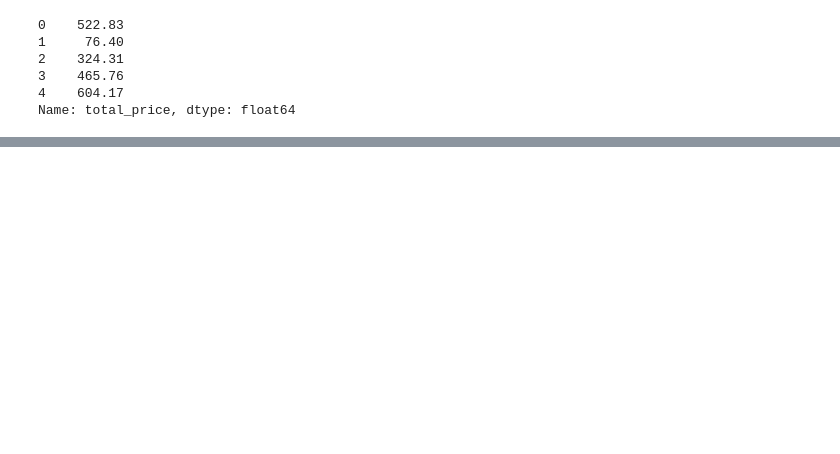
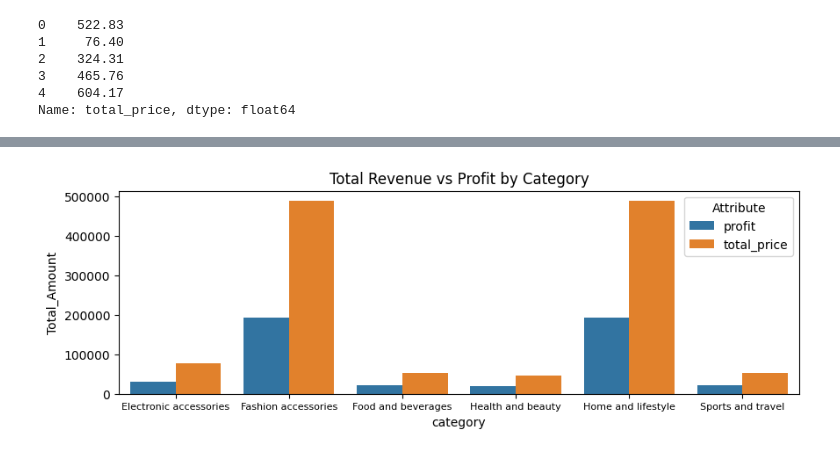
Before and after one commit to BinEmad7/WalmartSales, a Jupyter notebook: WorkingFile.ipynb, the cells around one changed output, grey strips where cells are left out. Saved outputs shown, nothing was run; the diff lists cells and outputs as text; code cells hidden in the pictures; blank space fills up the shorter version.

```diff
--- a/WorkingFile.ipynb
+++ b/WorkingFile.ipynb
@@ -163,3 +170,10 @@ memory usage: 1012.5 KB
+# %%
+df.columns = df.columns.str.lower()
+# %%
+# change "date" data type
+df["date"] = pd.to_datetime(df["date"])
+# %%
+df["profit"] = df["total_price"] * df["profit_margin"]
 # %%
 # save file
 df.to_csv("Walmart_clean_data.csv", index=False)
@@ -182,0 +318,13 @@ pd.read_sql("SELECT COUNT(*) AS total_rows FROM Walmart", engine_sql)
+# %%
+# Visualize Total Revenue vs Profit by Category
+df_category = df.groupby("category")[["profit", "total_price"]].sum().reset_index()
+
+df_melted_category = df_category.melt(id_vars="category", var_name="Attribute", value_name="Total_Amount")
+
+plt.figure(figsize=(10, 3))
+sns.barplot(data=df_melted_category, x="category", y="Total_Amount", hue="Attribute")
+plt.title("Total Revenue vs Profit by Category")
+plt.xticks(fontsize=8)
+plt.show()
+# %% [output]
+[figure, added]
```
Also changed, not shown: parts of 34 cells of this notebook.
